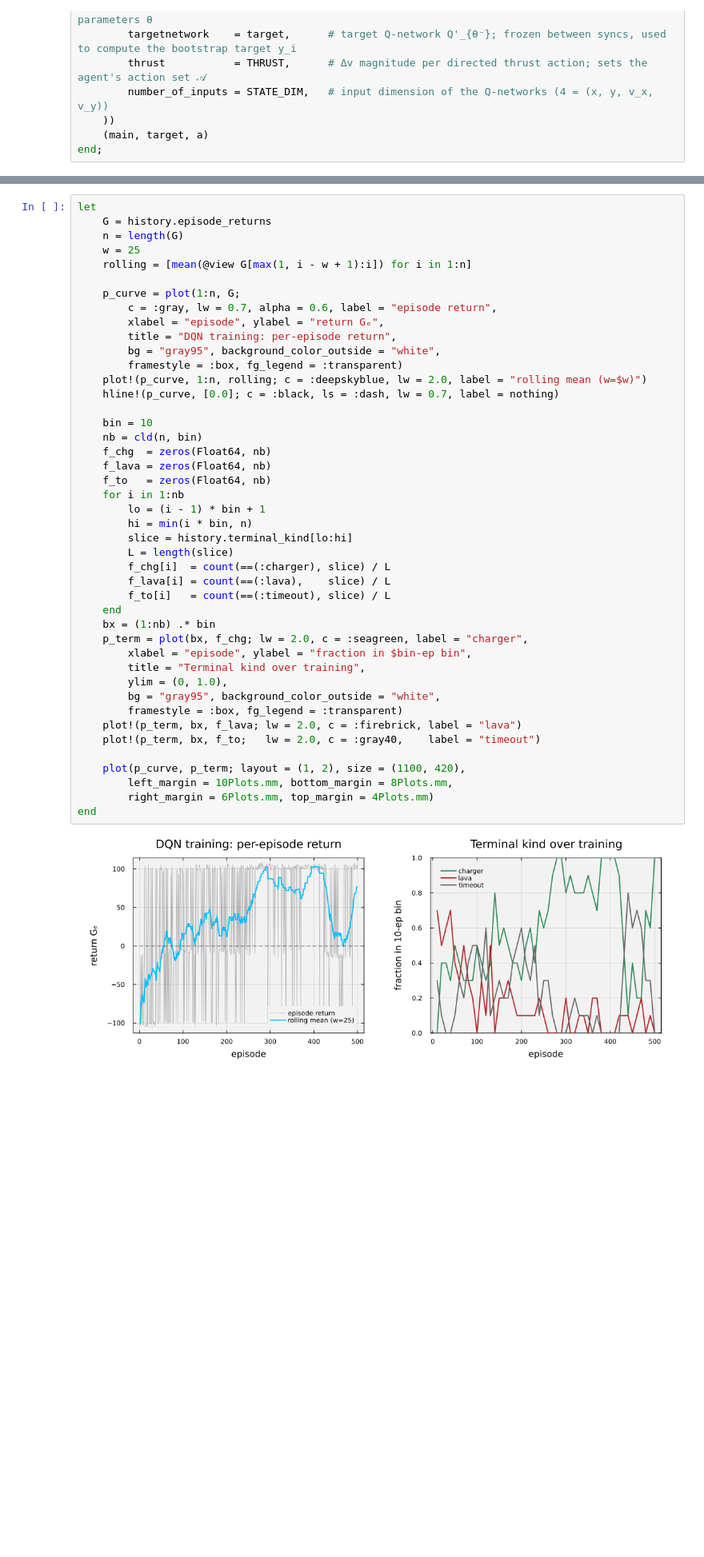
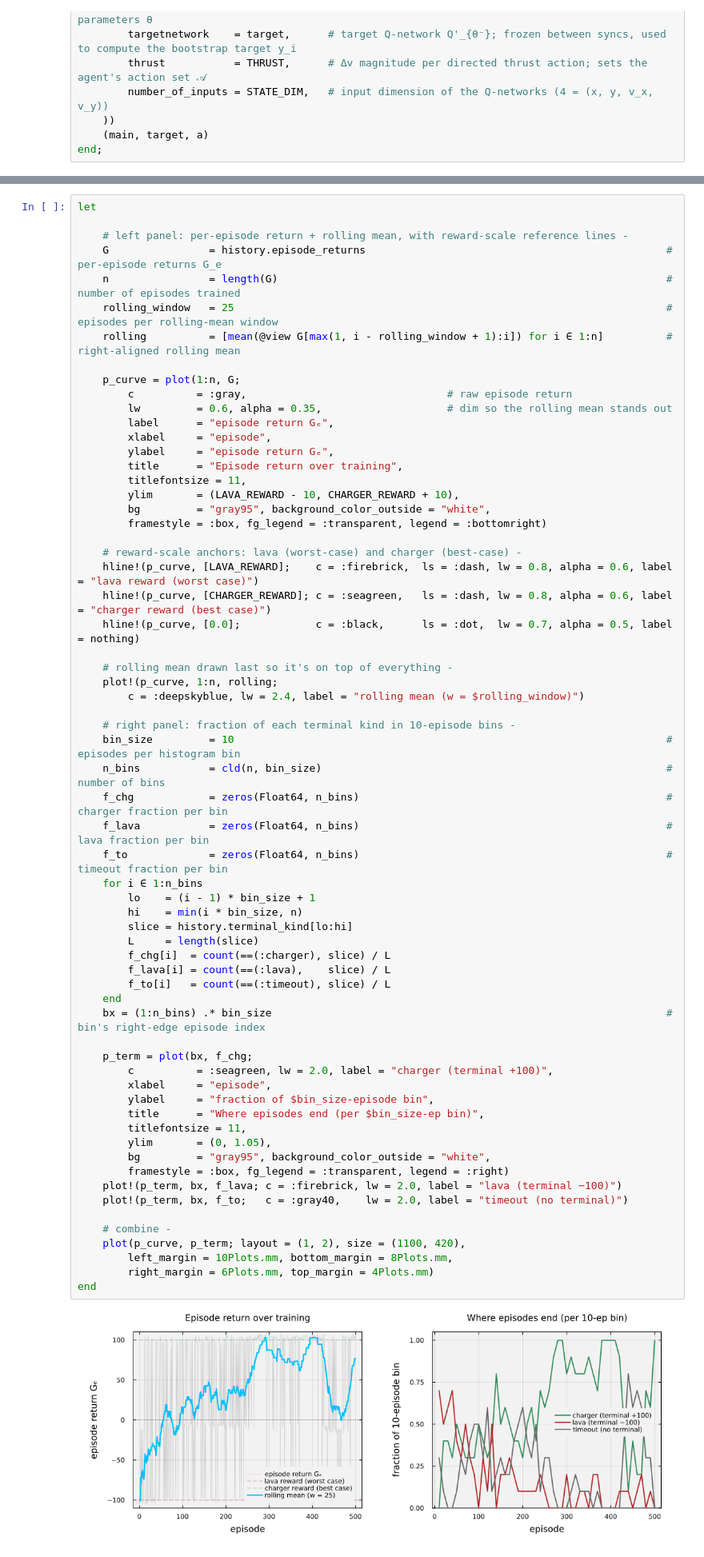
Before and after one commit to varnerlab/CHEME-5820-Labs-Spring-2026, a Jupyter notebook: labs/week-16/L16b/CHEME-5820-L16b-Lab-Solution-Spring-2026.ipynb, the cells around one changed output, grey strips where cells are left out. Shown at 80% size. Drawn from its saved outputs; the diff is of its cells as text; blank space fills up the shorter version.

```diff
--- a/labs/week-16/L16b/CHEME-5820-L16b-Lab-Solution-Spring-2026.ipynb
+++ b/labs/week-16/L16b/CHEME-5820-L16b-Lab-Solution-Spring-2026.ipynb
@@ -417,48 +436,68 @@ The left panel plots the per-episode return $G_{e} = \sum_{t}r_{t}$ together wit
 # %%
 let
-    G = history.episode_returns
-    n = length(G)
-    w = 25
-    rolling = [mean(@view G[max(1, i - w + 1):i]) for i in 1:n]
+
+    # left panel: per-episode return + rolling mean, with reward-scale reference lines -
+    G                = history.episode_returns                                                # per-episode returns G_e
+    n                = length(G)                                                              # number of episodes trained
+    rolling_window   = 25                                                                     # episodes per rolling-mean window
+    rolling          = [mean(@view G[max(1, i - rolling_window + 1):i]) for i ∈ 1:n]          # right-aligned rolling mean
 
     p_curve = plot(1:n, G;
-        c = :gray, lw = 0.7, alpha = 0.6, label = "episode return",
-        xlabel = "episode", ylabel = "return Gₑ",
-        title = "DQN training: per-episode return",
-        bg = "gray95", background_color_outside = "white",
-        framestyle = :box, fg_legend = :transparent)
-    plot!(p_curve, 1:n, rolling; c = :deepskyblue, lw = 2.0, label = "rolling mean (w=$w)")
-    hline!(p_curve, [0.0]; c = :black, ls = :dash, lw = 0.7, label = nothing)
+        c          = :gray,                                # raw episode return
+        lw         = 0.6, alpha = 0.35,                    # dim so the rolling mean stands out
+        label      = "episode return Gₑ",
+        xlabel     = "episode",
+        ylabel     = "episode return Gₑ",
+        title      = "Episode return over training",
+        titlefontsize = 11,
+        ylim       = (LAVA_REWARD - 10, CHARGER_REWARD + 10),
+        bg         = "gray95", background_color_outside = "white",
+        framestyle = :box, fg_legend = :transparent, legend = :bottomright)
 
-    bin = 10
-    nb = cld(n, bin)
-    f_chg  = zeros(Float64, nb)
-    f_lava = zeros(Float64, nb)
-    f_to   = zeros(Float64, nb)
-    for i in 1:nb
-        lo = (i - 1) * bin + 1
-        hi = min(i * bin, n)
+    # reward-scale anchors: lava (worst-case) and charger (best-case) -
+    hline!(p_curve, [LAVA_REWARD];    c = :firebrick,  ls = :dash, lw = 0.8, alpha = 0.6, label = "lava reward (worst case)")
+    hline!(p_curve, [CHARGER_REWARD]; c = :seagreen,   ls = :dash, lw = 0.8, alpha = 0.6, label = "charger reward (best case)")
+    hline!(p_curve, [0.0];            c = :black,      ls = :dot,  lw = 0.7, alpha = 0.5, label = nothing)
+
+    # rolling mean drawn last so it's on top of everything -
+    plot!(p_curve, 1:n, rolling;
+        c = :deepskyblue, lw = 2.4, label = "rolling mean (w = $rolling_window)")
+
+    # right panel: fraction of each terminal kind in 10-episode bins -
+    bin_size         = 10                                                                     # episodes per histogram bin
+    n_bins           = cld(n, bin_size)                                                       # number of bins
+    f_chg            = zeros(Float64, n_bins)                                                 # charger fraction per bin
+    f_lava           = zeros(Float64, n_bins)                                                 # lava fraction per bin
+    f_to             = zeros(Float64, n_bins)                                                 # timeout fraction per bin
+    for i ∈ 1:n_bins
+        lo    = (i - 1) * bin_size + 1
+        hi    = min(i * bin_size, n)
         slice = history.terminal_kind[lo:hi]
-        L = length(slice)
+        L     = length(slice)
         f_chg[i]  = count(==(:charger), slice) / L
         f_lava[i] = count(==(:lava),    slice) / L
         f_to[i]   = count(==(:timeout), slice) / L
     end
-    bx = (1:nb) .* bin
-    p_term = plot(bx, f_chg; lw = 2.0, c = :seagreen, label = "charger",
-        xlabel = "episode", ylabel = "fraction in $bin-ep bin",
-        title = "Terminal kind over training",
-        ylim = (0, 1.0),
-        bg = "gray95", background_color_outside = "white",
-        framestyle = :box, fg_legend = :transparent)
-    plot!(p_term, bx, f_lava; lw = 2.0, c = :firebrick, label = "lava")
-    plot!(p_term, bx, f_to;   lw = 2.0, c = :gray40,    label = "timeout")
+    bx = (1:n_bins) .* bin_size                                                               # bin's right-edge episode index
 
+    p_term = plot(bx, f_chg;
+        c          = :seagreen, lw = 2.0, label = "charger (terminal +100)",
+        xlabel     = "episode",
+        ylabel     = "fraction of $bin_size-episode bin",
+        title      = "Where episodes end (per $bin_size-ep bin)",
+        titlefontsize = 11,
+        ylim       = (0, 1.05),
+        bg         = "gray95", background_color_outside = "white",
+        framestyle = :box, fg_legend = :transparent, legend = :right)
+    plot!(p_term, bx, f_lava; c = :firebrick, lw = 2.0, label = "lava (terminal −100)")
+    plot!(p_term, bx, f_to;   c = :gray40,    lw = 2.0, label = "timeout (no terminal)")
+
+    # combine -
     plot(p_curve, p_term; layout = (1, 2), size = (1100, 420),
         left_margin = 10Plots.mm, bottom_margin = 8Plots.mm,
         right_margin = 6Plots.mm, top_margin = 4Plots.mm)
 end
 # %% [output]
-[figure, old version]
+[figure, new version]
 # %% [markdown]
 ### Things to think about
```
Also changed, not shown: parts of 8 cells of this notebook.
